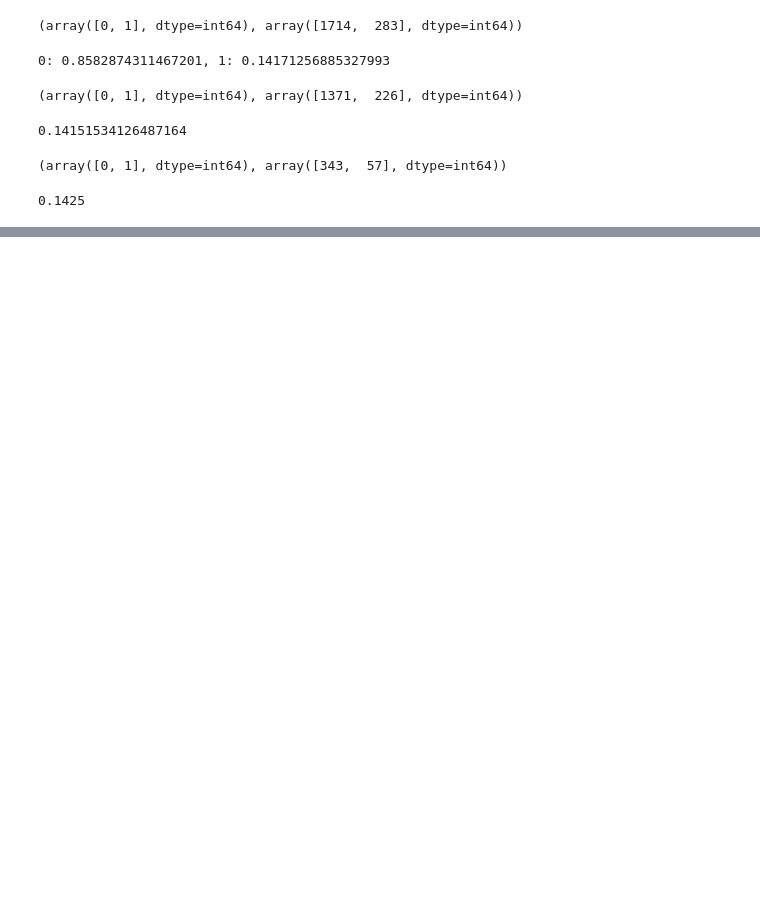
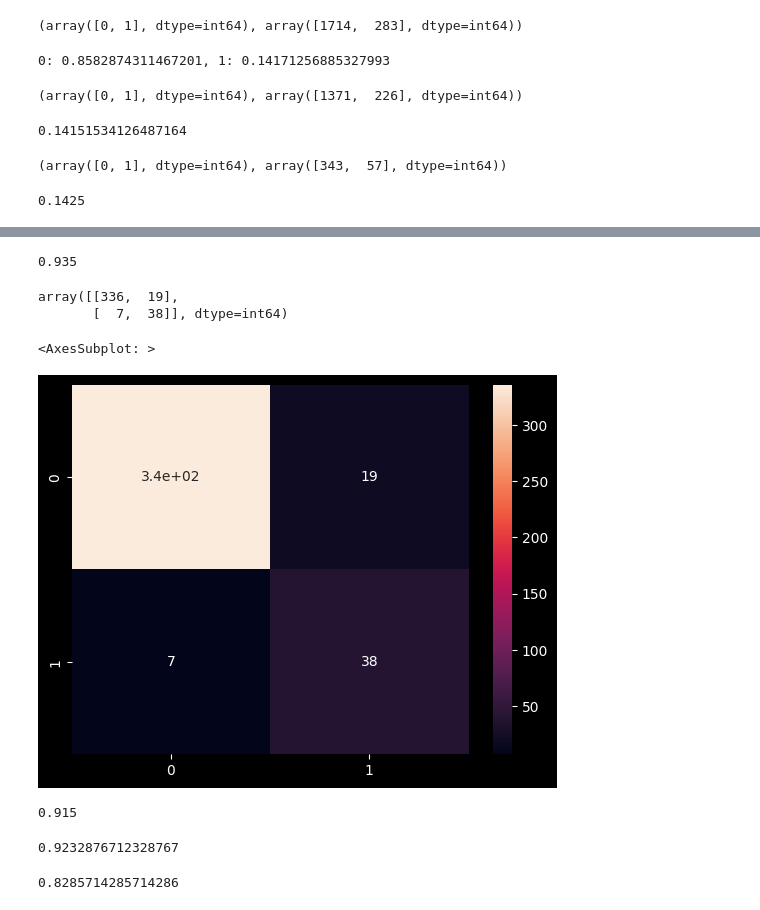
Before and after one commit to Joao-Inacio/Statistics_for-Data_Science, a Jupyter notebook: populacao_e_amostra/NaiveBayes.ipynb, the cells around one changed output, grey strips where cells are left out. Cells and saved outputs as stored; diff of their text form; code cells hidden in the pictures; blank space fills up the shorter version.

```diff
--- a/populacao_e_amostra/NaiveBayes.ipynb
+++ b/populacao_e_amostra/NaiveBayes.ipynb
@@ -97,0 +103,4 @@ np.unique(y_teste, return_counts=True)
+# %%
+# Treinando o modelo
+modelo = GaussianNB()
+modelo.fit(X_treinamento, y_treinamento)
@@ -97,0 +109,4 @@ np.unique(y_teste, return_counts=True)
+# %%
+# Criando a variável de previsões
+previsoes = modelo.predict(X_teste)
+previsoes
@@ -97,0 +159,5 @@ np.unique(y_teste, return_counts=True)
+# %%
+# Verificando a taxa de acerto
+accuracy_score(previsoes, y_teste)
+# %% [output]
+0.935
@@ -97,0 +167,28 @@ np.unique(y_teste, return_counts=True)
+# %%
+# Criando a matrix
+cm = confusion_matrix(previsoes, y_teste)
+cm
+# %% [output]
+array([[336,  19],
+       [  7,  38]], dtype=int64)
+# %%
+# Visualizando
+sns.heatmap(cm, annot=True)
+# %% [output]
+<AxesSubplot: >
+[figure, added]
+# %%
+# Verificando a taxa de acerto a mão
+(337 + 38) / (336 + 19 + 7 + 38)
+# %% [output]
+0.915
+# %%
+# Percentual de acerto para pessoas que pagam o empréstimo
+336 / (336 + 19)
+# %% [output]
+0.9232876712328767
+# %%
+# Percentual de acerto para pessoas que não pagam o empréstimo
+38 / (38 + 7)
+# %% [output]
+0.8285714285714286
```
Also changed, not shown: parts of 7 cells of this notebook.
